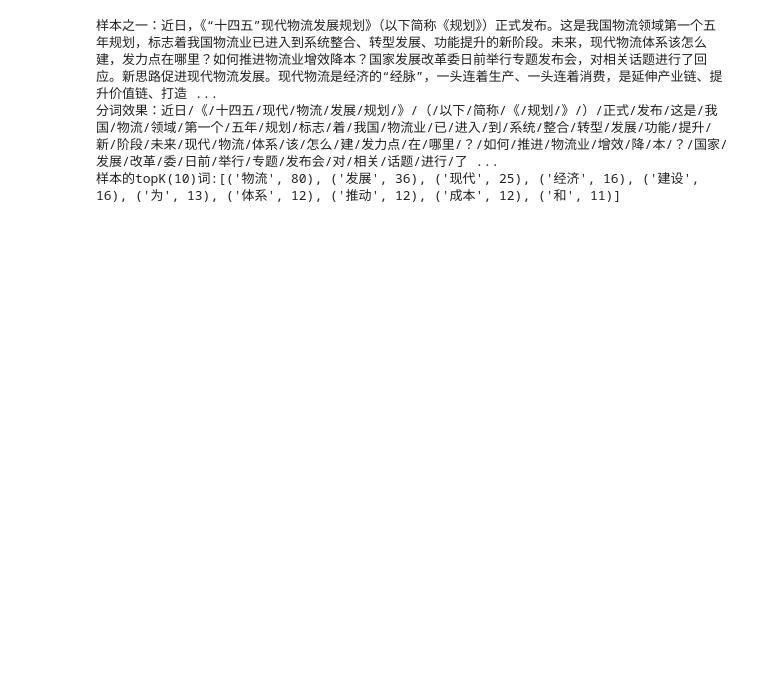
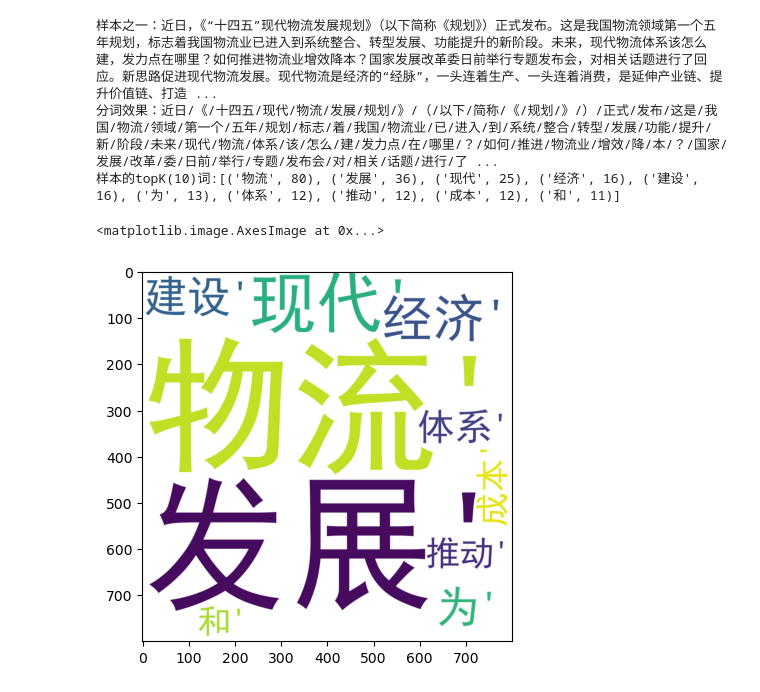
Before and after one commit to Hongtauo/NLP_My_Learning_Notebook, a Jupyter notebook: 示例/第三章/Jieba.ipynb, the cells around one changed output. Drawn from its saved outputs; the diff is of its cells as text; code cells hidden in the pictures; blank space fills up the shorter version.

```diff
--- a/示例/第三章/Jieba.ipynb
+++ b/示例/第三章/Jieba.ipynb
@@ -75,3 +77,16 @@ main()
 样本之一：近日，《“十四五”现代物流发展规划》（以下简称《规划》）正式发布。这是我国物流领域第一个五年规划，标志着我国物流业已进入到系统整合、转型发展、功能提升的新阶段。未来，现代物流体系该怎么建，发力点在哪里？如何推进物流业增效降本？国家发展改革委日前举行专题发布会，对相关话题进行了回应。新思路促进现代物流发展。现代物流是经济的“经脉”，一头连着生产、一头连着消费，是延伸产业链、提升价值链、打造 ...
 分词效果：近日/《/十四五/现代/物流/发展/规划/》/（/以下/简称/《/规划/》/）/正式/发布/这是/我国/物流/领域/第一个/五年/规划/标志/着/我国/物流业/已/进入/到/系统/整合/转型/发展/功能/提升/新/阶段/未来/现代/物流/体系/该/怎么/建/发力点/在/哪里/？/如何/推进/物流业/增效/降/本/？/国家/发展/改革/委/日前/举行/专题/发布会/对/相关/话题/进行/了 ...
 样本的topK(10)词:[('物流', 80), ('发展', 36), ('现代', 25), ('经济', 16), ('建设', 16), ('为', 13), ('体系', 12), ('推动', 12), ('成本', 12), ('和', 11)]
+# %%
+from wordcloud import WordCloud
+import matplotlib.pyplot as plt
+words_list=str(get_TF(split_words))
+cloud_im = WordCloud(background_color="white",\
+                    width=800,\
+                   height=800,
+                   font_path='simhei.ttf',
+                   ).generate(words_list)
+plt.imshow(cloud_im)
+# %% [output]
+<matplotlib.image.AxesImage at 0x...>
+[figure, added]
```
Also changed, not shown: parts of 2 cells of this notebook, 3 other files.
